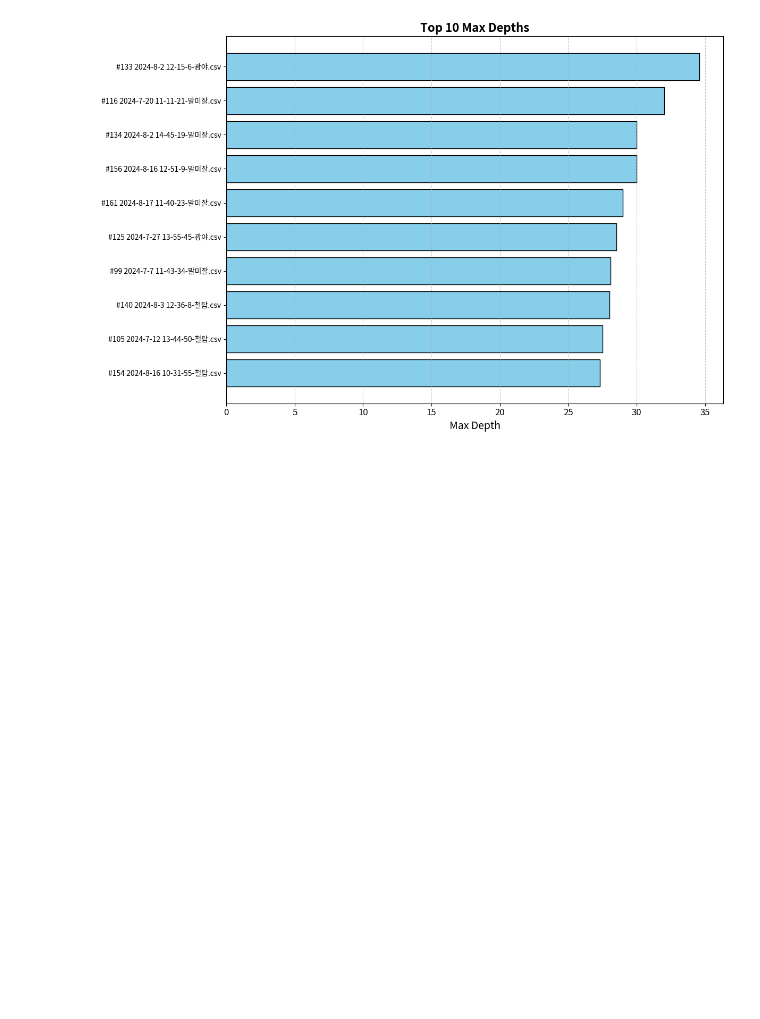
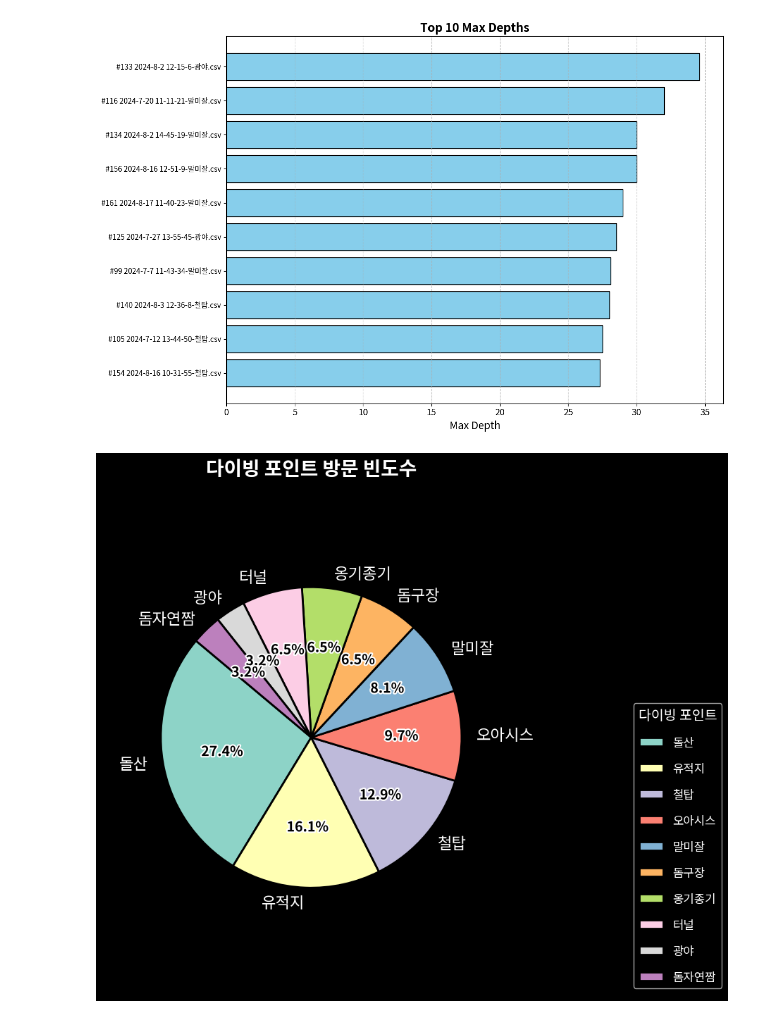
Before and after one commit to Eisenberg1113/data-analysis, a Jupyter notebook: main.ipynb, the cells around one changed output. Saved outputs shown, nothing was run; the diff lists cells and outputs as text; code cells hidden in the pictures; blank space fills up the shorter version.

```diff
--- a/main.ipynb
+++ b/main.ipynb
@@ -124,3 +124,41 @@ plt.tight_layout()
 plt.show()
 # %% [output]
 [figure]
+# %%
+# 각 폴더에 있는 파일 갯수 계산 및 원차트 시각화
+folder_file_counts = {k: v for k, v in sorted({folder: len([f for f in os.listdir(os.path.join(base_folder, folder)) if f.endswith('.csv')]) for folder in folders}.items(), key=lambda item: item[1], reverse=True)}
+
+# 원차트 시각화
+plt.figure(figsize=(10, 8))
+plt.style.use('dark_background')  # 배경을 어둡게 설정하여 프레젠테이션 스타일과 비슷하게 변경
+
+wedges, texts, autotexts = plt.pie(
+    folder_file_counts.values(),
+    labels=folder_file_counts.keys(),
+    autopct='%1.1f%%',
+    startangle=140,
+    colors=plt.cm.Set3.colors,  # 가독성을 위해 컬러 팔레트 변경
+    wedgeprops={'edgecolor': 'black', 'linewidth': 2}  # 각 조각의 테두리 추가
+)
+
+# 제목 스타일 조정
+plt.title('다이빙 포인트 방문 빈도수', fontsize=20, fontweight='bold', loc='center', color='white')
+plt.axis('equal')  # 원형 비율을 유지
+
+# 텍스트 안쪽에 넣기 위한 설정 및 선 추가
+for text in texts:
+    text.set_fontsize(16)
+    text.set_color('white')
+for autotext in autotexts:
+    autotext.set_fontsize(14)
+    autotext.set_color('black')
+    autotext.set_fontweight('bold')
+    autotext.set_path_effects([path_effects.withStroke(linewidth=3, foreground='white')])  # 글자 테두리 추가로 가독성 향상
+
+# 범례 추가
+plt.legend(wedges, folder_file_counts.keys(), title="다이빙 포인트", loc="lower right", bbox_to_anchor=(1, 0, 0.5, 1), fontsize=12, title_fontsize=14, labelspacing=1.2)
+
+plt.tight_layout()
+plt.show()
+# %% [output]
+[figure, added]
```
Also changed, not shown: parts of 2 cells of this notebook, 2 other files.
